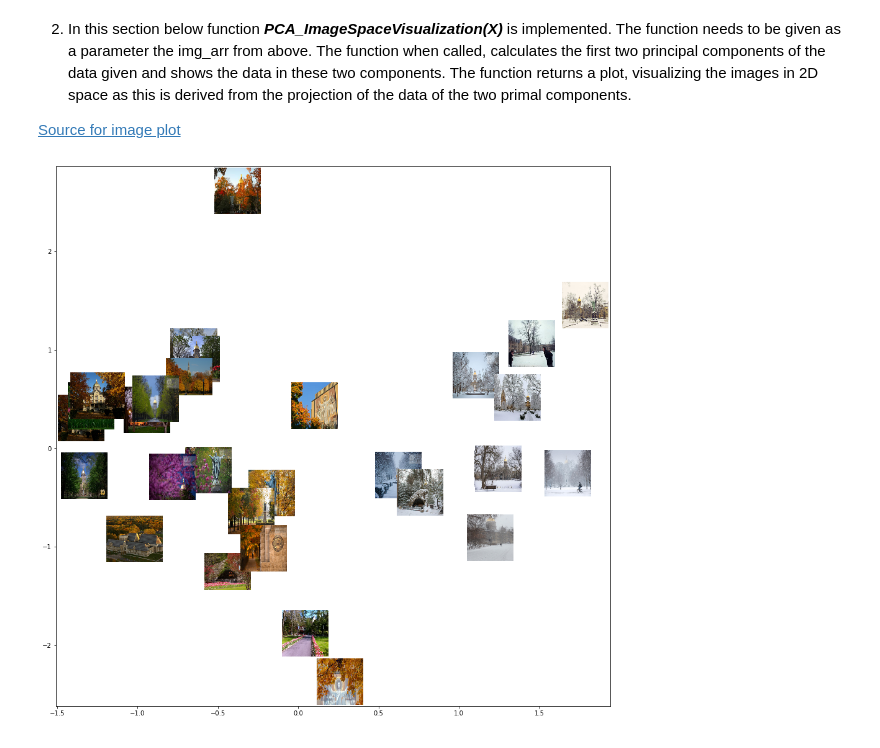
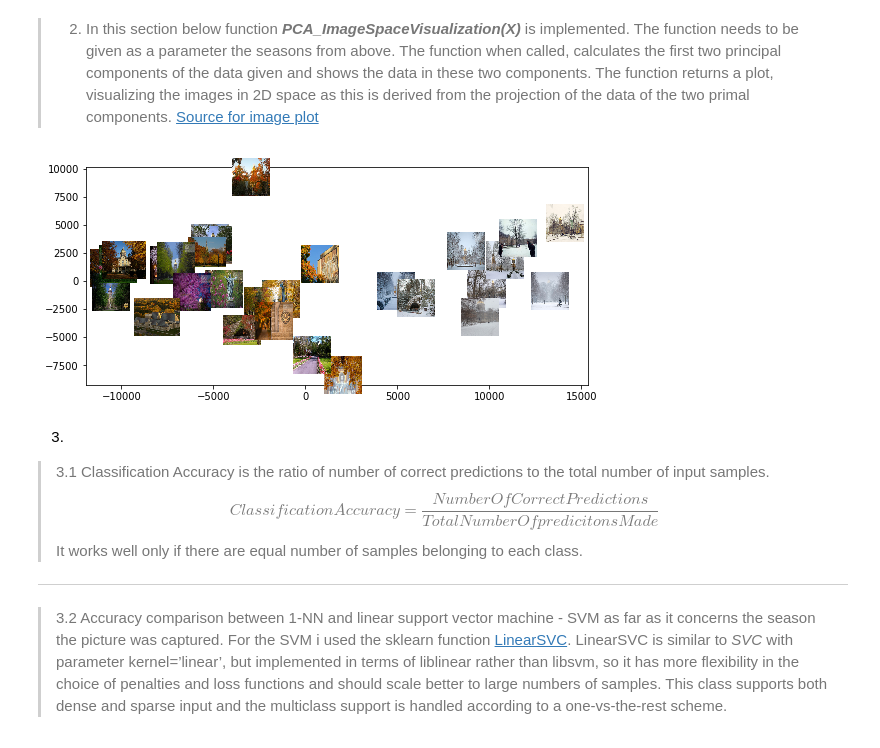
Before and after one commit to AriannaK97/Machine-Learning-Summer-Project, a Jupyter notebook: sdi1500050.ipynb, the cells around one changed output. Saved outputs shown, nothing was run; the diff lists cells and outputs as text; code cells hidden in the pictures.

```diff
--- a/sdi1500050.ipynb
+++ b/sdi1500050.ipynb
@@ -45,10 +47,10 @@ def loadImages(path):
     img = pd.Series(img.flatten(),name=imageFileName)
     seasons = seasons.append(img)
 
-  return seasons, img_label_list
+  return seasons.T, img_label_list
 
 
 path  = "/content/drive/My Drive/University/images"
-img_arr, img_label_arr = loadImages(path)
-#print(img_arr)
-#print(img_label_arr)
+seasons, img_label_arr = loadImages(path)
+#display(img_label_arr)
+seasons.head()
@@ -55,41 +64,59 @@ img_arr, img_label_arr = loadImages(path)
 # %% [markdown]
 
-2.   In this section below function ***PCA_ImageSpaceVisualization(Χ)*** is implemented. The function needs to be given as a parameter the img_arr from above. The function when called, calculates the first two principal components of the data given and shows the data in these two components.
+>2.   In this section below function ***PCA_ImageSpaceVisualization(Χ)*** is implemented. The function needs to be given as a parameter the seasons from above. The function when called, calculates the first two principal components of the data given and shows the data in these two components.
 The function returns a plot, visualizing the images in 2D space as this is derived from the projection of the data of the two primal components.
-
-  [Source for image plot](https://https://stackoverflow.com/questions/22566284/matplotlib-how-to-plot-images-instead-of-points?fbclid=IwAR29FcfLOyIHOI6Mku3ocoaFHyrP7Je3N7TtANL33uyNcHk-O3TXkELmB9s)
+  [Source for image plot](https://stackoverflow.com/questions/22566284/matplotlib-how-to-plot-images-instead-of-points?fbclid=IwAR22MK8UEYpAR1RSnUipX5dFYJtrG8vaj1lFJj_0upEIqRHQzFdlP8m9U9Y)
 # %%
 from sklearn.decomposition import PCA
 from sklearn.preprocessing import StandardScaler
 from google.colab.patches import cv2_imshow
 import matplotlib.pyplot as plt
 import pandas as pd
 from matplotlib.offsetbox import OffsetImage, AnnotationBbox
 
 def getImage(path, zoom):
   return OffsetImage(plt.imread(path), zoom=zoom)
 
+def PCA_Calculator(X, n_components):
+  pca = PCA(n_components=n_components, whiten=False).fit(X)
+  components = pca.transform(X)
+  return pca, components
+
 def PCA_ImageSpaceVisualization(X):
 
-  n_components = 2  #number of components to compute
-  pca = PCA(n_components=n_components, whiten=True).fit(X)
-
-  components = pca.transform(X)
+  pca, components = PCA_Calculator(X, 2)
 
   pca_result_df = pd.DataFrame(components, index=X.index.values)
   x = pca_result_df[0]
   y = pca_result_df[1]
   image_path = pca_result_df.index.values
 
-  fig, ax = plt.subplots(figsize=(16,16))
+  fig, ax = plt.subplots(figsize=(9,4))
   ax.scatter(x, y)
 
   for index, row in pca_result_df.iterrows():
-    ab = AnnotationBbox(getImage(index, 0.3), (row[0], row[1]), frameon=False)
+    ab = AnnotationBbox(getImage(index, 0.15), (row[0], row[1]), frameon=False)
     ax.add_artist(ab)
     ax.autoscale()
 
+  return pca, components
+
 #call
-PCA_ImageSpaceVisualization(img_arr)
+pca, pca_components = PCA_ImageSpaceVisualization(seasons.T)
 # %% [output]
-[figure, old version]
+[figure, new version]
+# %% [markdown]
+3.
+>3.1  Classification Accuracy is the ratio of number of correct predictions to the total number of input samples.
+        $$Classification Accuracy =
+        \frac{Number Of Correct Predictions}{Total Number Of predicitons Made}$$
+  It works well only if there are equal number of samples belonging to each class.
+
+
+
+---
+
+
+>3.2 Accuracy comparison between 1-NN and linear support vector machine - SVM as far as it concerns the season the picture was captured.
+For the SVM i used the sklearn function [LinearSVC](https://scikit-learn.org/stable/modules/generated/sklearn.svm.LinearSVC.html).
+  LinearSVC is similar to *SVC* with parameter kernel=’linear’, but implemented in terms of liblinear rather than libsvm, so it has more flexibility in the choice of penalties and loss functions and should scale better to large numbers of samples. This class supports both dense and sparse input and the multiclass support is handled according to a one-vs-the-rest scheme.
```
Also changed, not shown: parts of 15 cells of this notebook.
